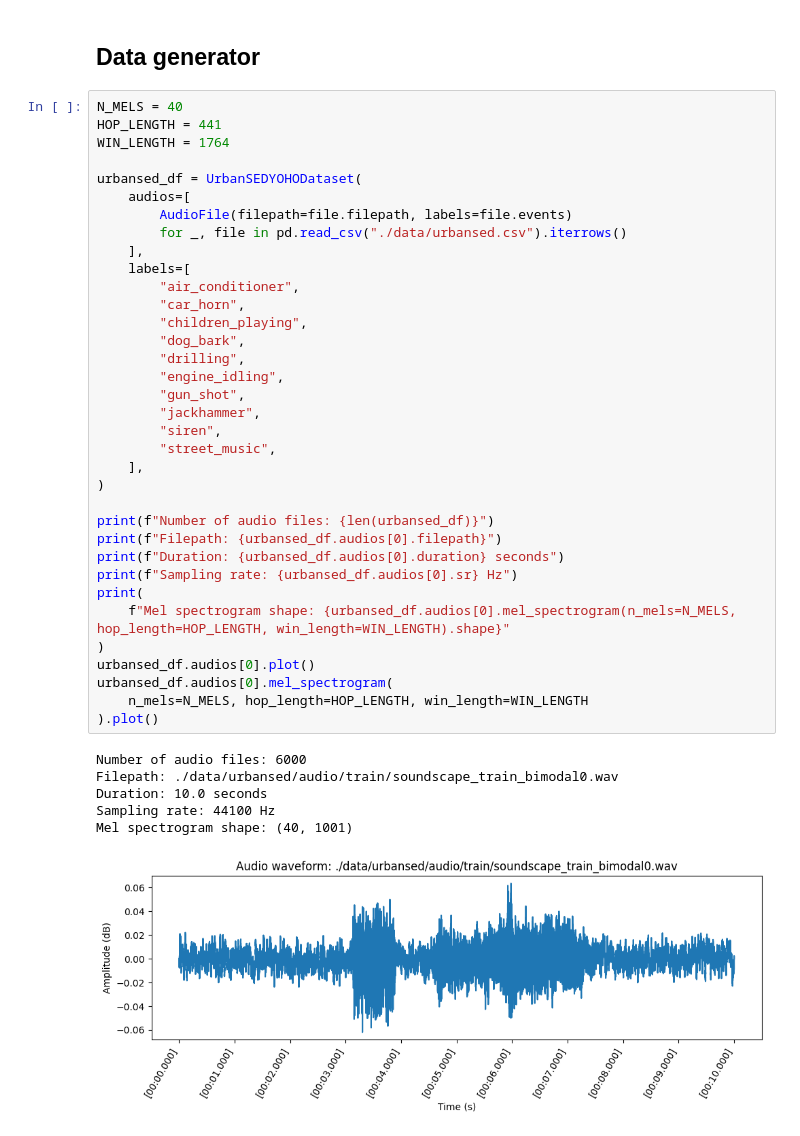
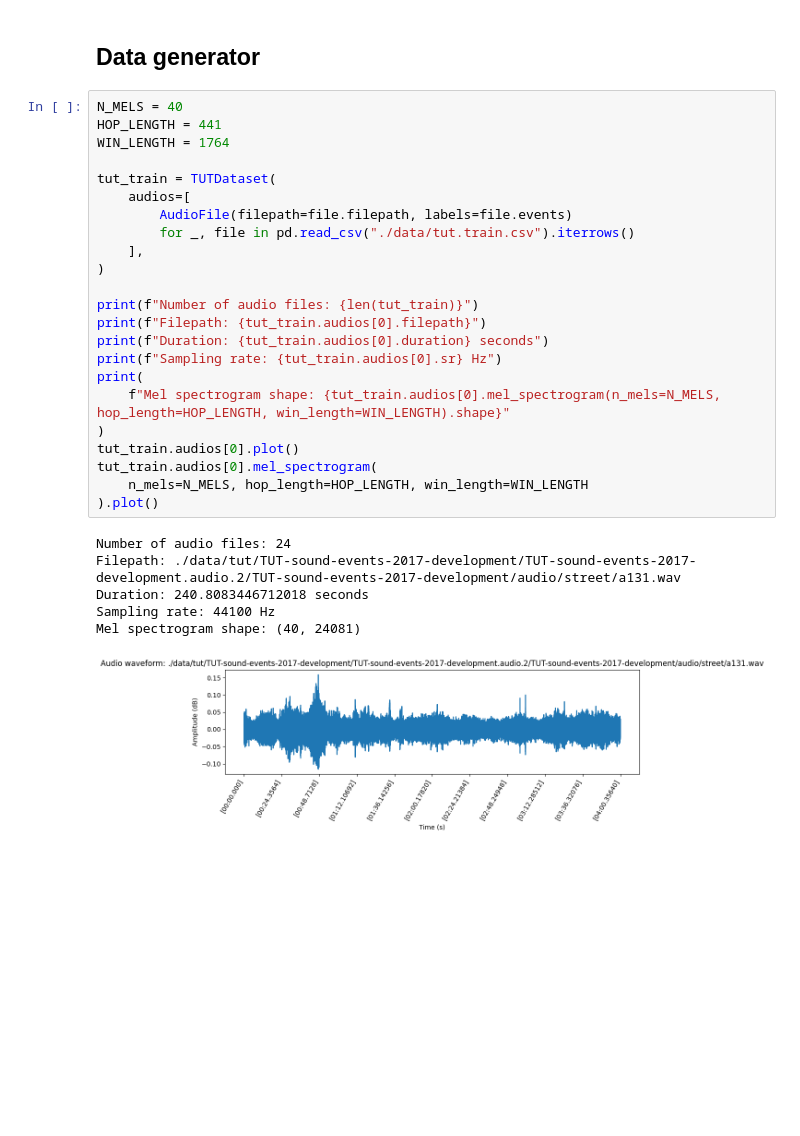
Before and after one commit to enstit/YOHO24, a Jupyter notebook: notebooks/01_train.ipynb, the cells around one changed output. Saved outputs shown, nothing was run; the diff lists cells and outputs as text; blank space fills up the shorter version.

```diff
--- a/notebooks/01_train.ipynb
+++ b/notebooks/01_train.ipynb
@@ -17,42 +17,30 @@ Pandas version:  2.1.2
 # %%
 N_MELS = 40
 HOP_LENGTH = 441
 WIN_LENGTH = 1764
 
-urbansed_df = UrbanSEDYOHODataset(
+tut_train = TUTDataset(
     audios=[
         AudioFile(filepath=file.filepath, labels=file.events)
-        for _, file in pd.read_csv("./data/urbansed.csv").iterrows()
-    ],
-    labels=[
-        "air_conditioner",
-        "car_horn",
-        "children_playing",
-        "dog_bark",
-        "drilling",
-        "engine_idling",
-        "gun_shot",
-        "jackhammer",
-        "siren",
-        "street_music",
+        for _, file in pd.read_csv("./data/tut.train.csv").iterrows()
     ],
 )
 
-print(f"Number of audio files: {len(urbansed_df)}")
-print(f"Filepath: {urbansed_df.audios[0].filepath}")
-print(f"Duration: {urbansed_df.audios[0].duration} seconds")
-print(f"Sampling rate: {urbansed_df.audios[0].sr} Hz")
+print(f"Number of audio files: {len(tut_train)}")
+print(f"Filepath: {tut_train.audios[0].filepath}")
+print(f"Duration: {tut_train.audios[0].duration} seconds")
+print(f"Sampling rate: {tut_train.audios[0].sr} Hz")
 print(
-    f"Mel spectrogram shape: {urbansed_df.audios[0].mel_spectrogram(n_mels=N_MELS, hop_length=HOP_LENGTH, win_length=WIN_LENGTH).shape}"
+    f"Mel spectrogram shape: {tut_train.audios[0].mel_spectrogram(n_mels=N_MELS, hop_length=HOP_LENGTH, win_length=WIN_LENGTH).shape}"
 )
-urbansed_df.audios[0].plot()
-urbansed_df.audios[0].mel_spectrogram(
+tut_train.audios[0].plot()
+tut_train.audios[0].mel_spectrogram(
     n_mels=N_MELS, hop_length=HOP_LENGTH, win_length=WIN_LENGTH
 ).plot()
 # %% [output]
-Number of audio files: 6000
-Filepath: ./data/urbansed/audio/train/soundscape_train_bimodal0.wav
-Duration: 10.0 seconds
+Number of audio files: 24
+Filepath: ./data/tut/TUT-sound-events-2017-development/TUT-sound-events-2017-development.audio.2/TUT-sound-events-2017-development/audio/street/a131.wav
+Duration: 240.8083446712018 seconds
 Sampling rate: 44100 Hz
-Mel spectrogram shape: (40, 1001)
+Mel spectrogram shape: (40, 24081)
-[figure, old version]
+[figure, new version]
```
Also changed, not shown: parts of 4 cells of this notebook, 3 other files.
